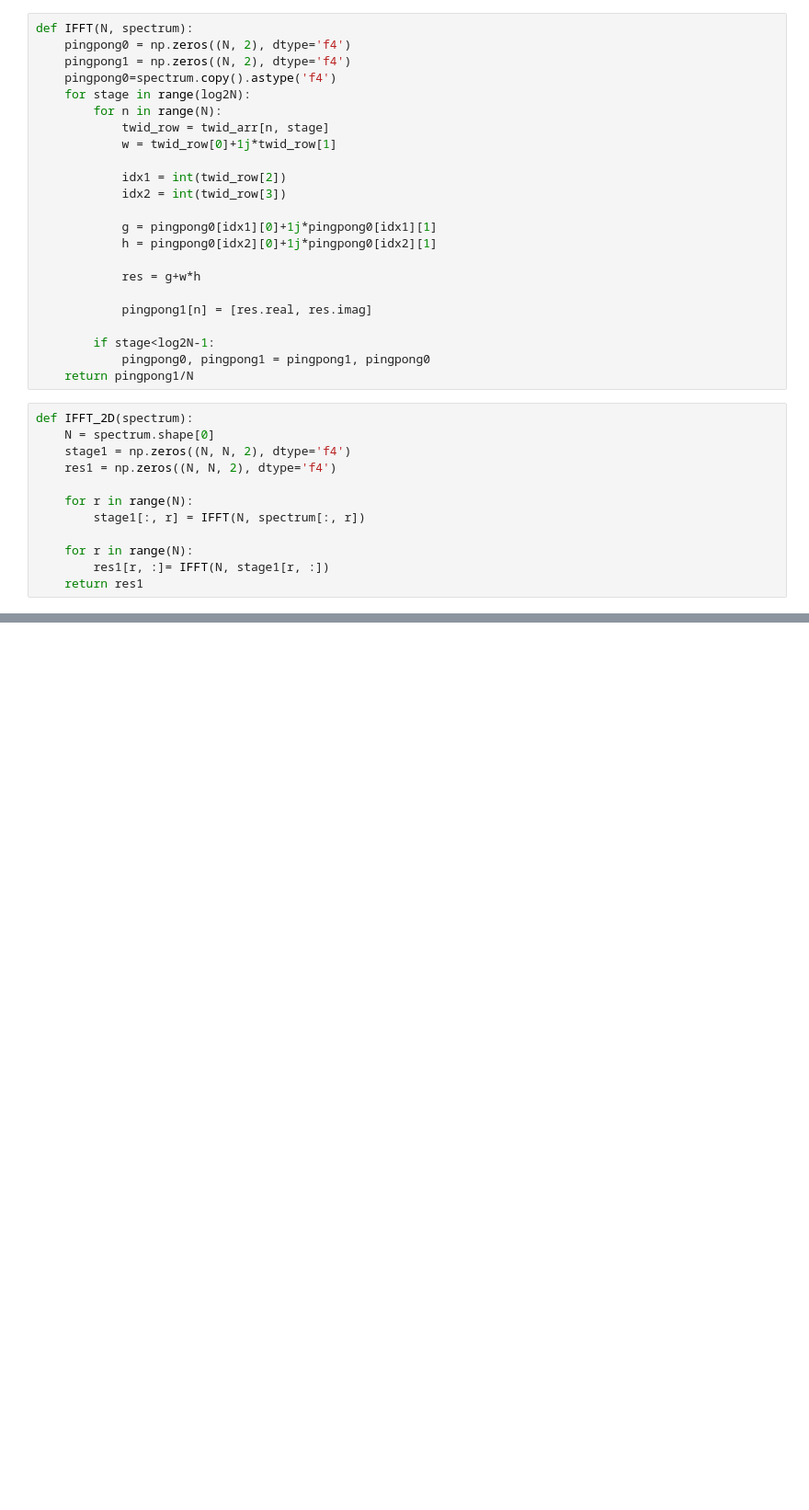
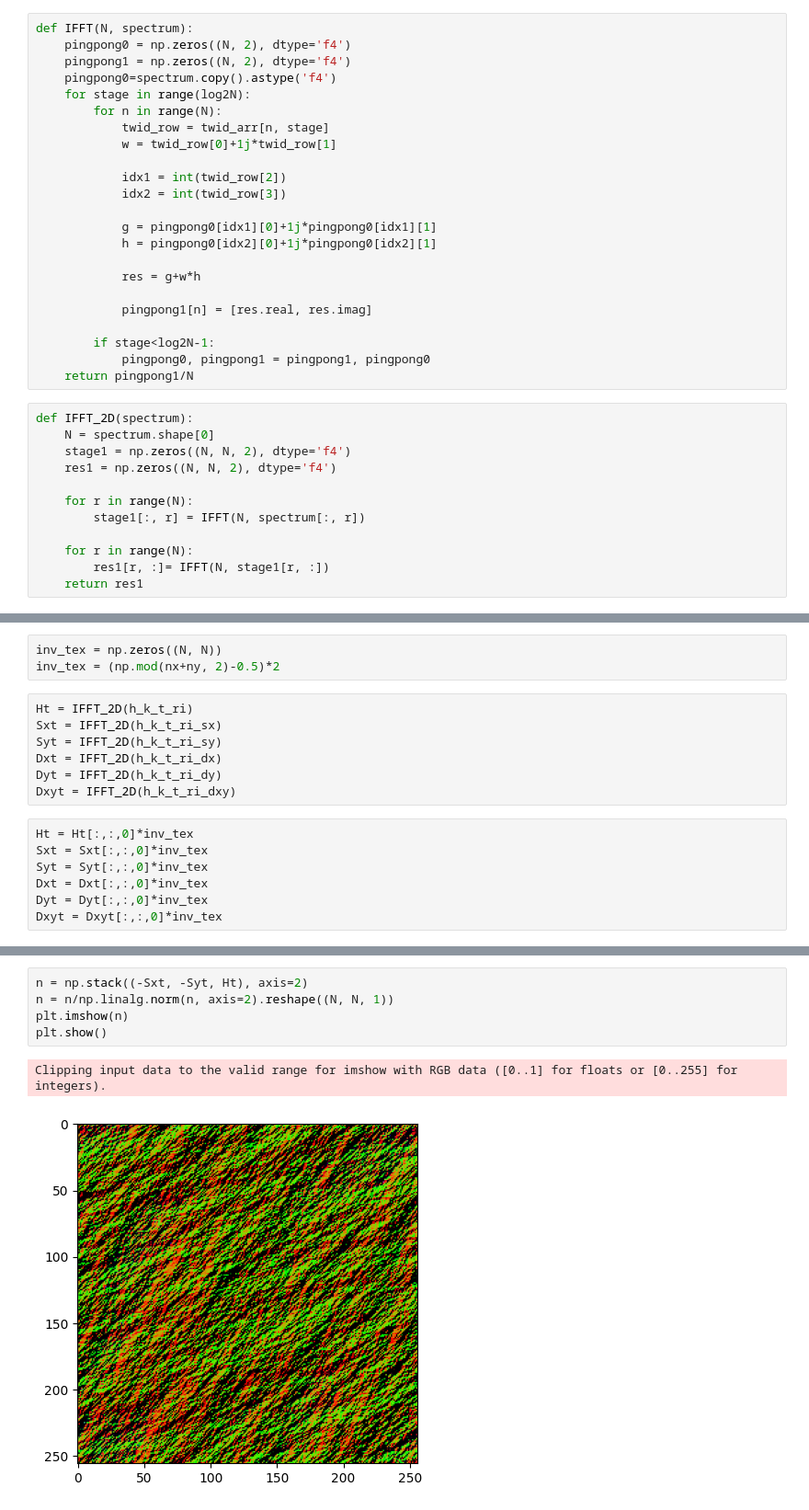
Before and after one commit to DavideRuzza/FFT_RealTime_Ocean, a Jupyter notebook: test_fft_ifft.ipynb, the cells around one changed output, grey strips where cells are left out. Shown at 92% size. Drawn from its saved outputs; the diff is of its cells as text; blank space fills up the shorter version.

```diff
--- a/test_fft_ifft.ipynb
+++ b/test_fft_ifft.ipynb
@@ -120,0 +154,17 @@ plt.show()
+# %%
+inv_tex = np.zeros((N, N))
+inv_tex = (np.mod(nx+ny, 2)-0.5)*2
+# %%
+Ht = IFFT_2D(h_k_t_ri)
+Sxt = IFFT_2D(h_k_t_ri_sx)
+Syt = IFFT_2D(h_k_t_ri_sy)
+Dxt = IFFT_2D(h_k_t_ri_dx)
+Dyt = IFFT_2D(h_k_t_ri_dy)
+Dxyt = IFFT_2D(h_k_t_ri_dxy)
+# %%
+Ht = Ht[:,:,0]*inv_tex
+Sxt = Sxt[:,:,0]*inv_tex
+Syt = Syt[:,:,0]*inv_tex
+Dxt = Dxt[:,:,0]*inv_tex
+Dyt = Dyt[:,:,0]*inv_tex
+Dxyt = Dxyt[:,:,0]*inv_tex
@@ -120,0 +186,8 @@ plt.show()
+# %%
+n = np.stack((-Sxt, -Syt, Ht), axis=2)
+n = n/np.linalg.norm(n, axis=2).reshape((N, N, 1))
+plt.imshow(n)
+plt.show()
+# %% [output]
+Clipping input data to the valid range for imshow with RGB data ([0..1] for floats or [0..255] for integers).
+[figure, added]
```
Also changed, not shown: parts of 10 cells of this notebook.
